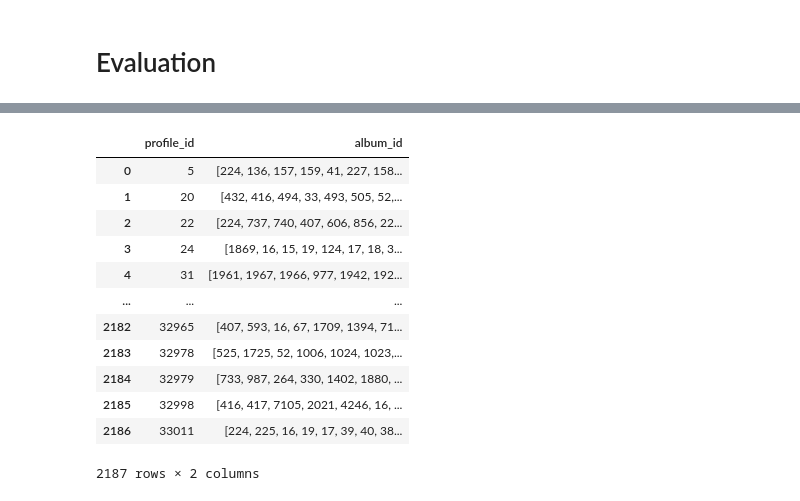
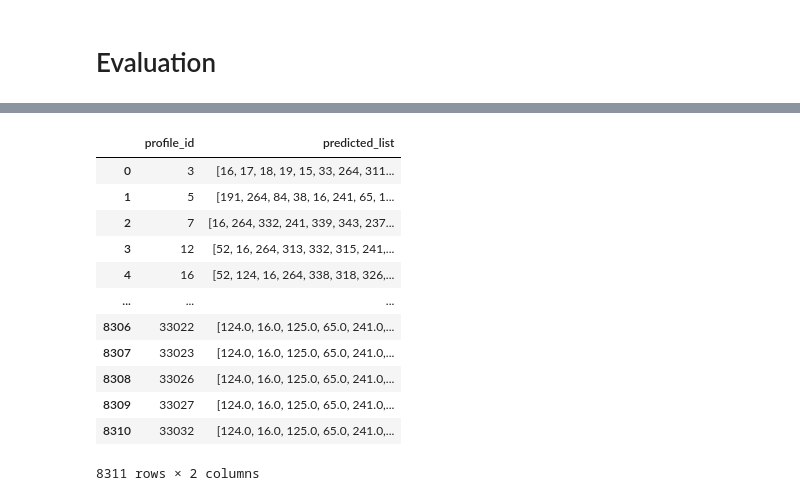
Before and after one commit to jinsuc28/lg-children-country-recommend, a Jupyter notebook: EDA/JS/lgbmrank-2.ipynb, the cells around one changed output, grey strips where cells are left out. Drawn from its saved outputs; the diff is of its cells as text; code cells hidden in the pictures.

```diff
--- a/EDA/JS/lgbmrank-2.ipynb
+++ b/EDA/JS/lgbmrank-2.ipynb
@@ -450,0 +324,7 @@ feature_importances_df_week.style.bar(color='lightgreen', subset='feature_import
+# %%
+# cold user MP로 채우기
+MP_list = MP_cand.album_id.unique()
+
+sample_sumbission_cold = sample_sumbission.copy()
+sample_sumbission_cold['album_id'] = sample_sumbission_cold['album_id']\
+                                        .apply(lambda x: list(dict.fromkeys(np.append(x, MP_list)))[:n])
@@ -514,3 +343,0 @@ lgbm ndcg: 0.04350883428671166
-# %%
-(X_train, sample_sumbission_week) = valid_evaluation_list_week
-# (X_train, sample_sumbission_month, sample_sumbission_cold_month) = valid_evaluation_list_month
@@ -556,20 +372,20 @@ def evaluation(
             MP_cand:pd.DataFrame()
             )->pd.DataFrame():
 
-    MP_list = MP_cand.album_id.values
+    MP_list = MP_cand.album_id.unique()
 
     # each user pred 25 items
-    lgbm_sub_df = X_train.sort_values(by='pred', ascending=False).groupby('profile_id').head(25)
+    lgbm_sub_df = X_train.sort_values(by='pred', ascending=False).groupby('profile_id').head(n)
     lgbm_user_items_dict = lgbm_sub_df.groupby('profile_id')['album_id'].unique().to_dict()
     sumbission['predicted_list'] = sumbission['profile_id']\
                                             .apply(lambda x: lgbm_user_items_dict.get(x, []))
 
     # cold start user file MP_list top25
     sumbission_cold = sumbission.copy()
-    sumbission_cold['predicted_list'] = sumbission['predicted_list']\
-                                            .apply(lambda x: list(dict.fromkeys(np.append(x, MP_list)))[:25])
+    sumbission_cold['predicted_list'] = sumbission_cold['predicted_list']\
+                                            .apply(lambda x: list(dict.fromkeys(np.append(x, MP_list)))[:n])
 
     return sumbission, sumbission_cold
 # %%
 submission = pd.read_csv(path + 'sample_submission.csv')
-sumbission, sumbission_cold = evaluation(X_train_week, submission, n, MP_cand_week)
+sumbission_pred, sumbission_cold = evaluation(X_train, submission, n, MP_cand)
@@ -579,19 +419,19 @@ assert submission.profile_id.nunique() == sumbission_cold.profile_id.nunique()
 for pred_list in sumbission_cold.predicted_list:
     assert len(pred_list) == 25
 # %%
-sample_sumbission_cold_week
+sumbission_cold
 # %% [output]
-|  | profile_id | album_id |
-| 0 | 5 | [224, 136, 157, 159, 41, 227, 158... |
-| 1 | 20 | [432, 416, 494, 33, 493, 505, 52,... |
-| 2 | 22 | [224, 737, 740, 407, 606, 856, 22... |
-| 3 | 24 | [1869, 16, 15, 19, 124, 17, 18, 3... |
-| 4 | 31 | [1961, 1967, 1966, 977, 1942, 192... |
+|  | profile_id | predicted_list |
+| 0 | 3 | [16, 17, 18, 19, 15, 33, 264, 311... |
+| 1 | 5 | [191, 264, 84, 38, 16, 241, 65, 1... |
+| 2 | 7 | [16, 264, 332, 241, 339, 343, 237... |
+| 3 | 12 | [52, 16, 264, 313, 332, 315, 241,... |
+| 4 | 16 | [52, 124, 16, 264, 338, 318, 326,... |
 | ... | ... | ... |
-| 2182 | 32965 | [407, 593, 16, 67, 1709, 1394, 71... |
-| 2183 | 32978 | [525, 1725, 52, 1006, 1024, 1023,... |
-| 2184 | 32979 | [733, 987, 264, 330, 1402, 1880, ... |
-| 2185 | 32998 | [416, 417, 7105, 2021, 4246, 16, ... |
-| 2186 | 33011 | [224, 225, 16, 19, 17, 39, 40, 38... |
+| 8306 | 33022 | [124.0, 16.0, 125.0, 65.0, 241.0,... |
+| 8307 | 33023 | [124.0, 16.0, 125.0, 65.0, 241.0,... |
+| 8308 | 33026 | [124.0, 16.0, 125.0, 65.0, 241.0,... |
+| 8309 | 33027 | [124.0, 16.0, 125.0, 65.0, 241.0,... |
+| 8310 | 33032 | [124.0, 16.0, 125.0, 65.0, 241.0,... |
-2187 rows × 2 columns
+8311 rows × 2 columns
 # %%
```
Also changed, not shown: parts of 71 cells of this notebook.
